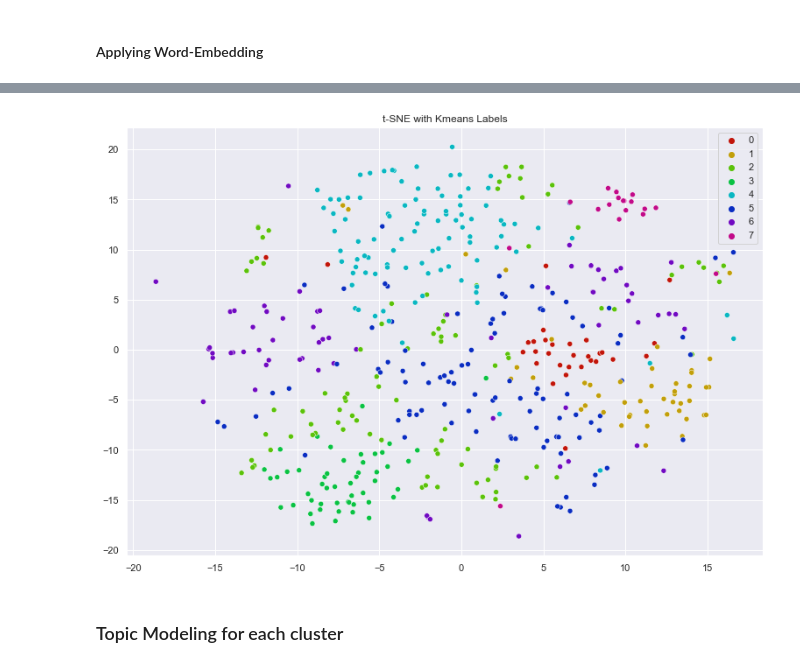
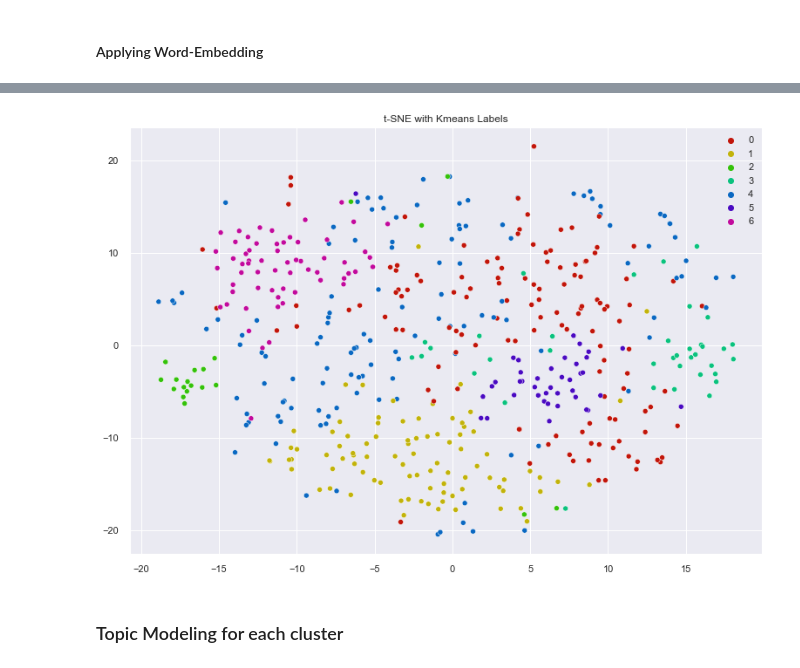
Before and after one commit to bivas16/RAG, a Jupyter notebook: clustering_app.ipynb, the cells around one changed output, grey strips where cells are left out. Cells and saved outputs as stored; diff of their text form; code cells hidden in the pictures.

Commit message:
refactor clustering and topic-modeling layer

```diff
--- a/clustering_app.ipynb
+++ b/clustering_app.ipynb
@@ -106,7 +107,7 @@ def vectorize(text, maxx_features):
 
     vectorizer = TfidfVectorizer(max_features=maxx_features)
     X = vectorizer.fit_transform(text)
-    print(vectorizer.get_feature_names_out())
+    display(vectorizer.get_feature_names_out())
     return X
 # %%
 pro_text = df['processed_text'].values
@@ -138,7 +164,7 @@ from scipy.spatial.distance import cdist
 
 # run kmeans with many different k values
 distortions = []
-K = range(2, 15)
+K = range(2, 10)
 for k in K:
     k_means = KMeans(n_clusters=k, random_state=42).fit(X)
     k_means.fit(X)
@@ -199,5 +219,5 @@ After performing "elbow method" twice and "silhouette-score" , we come to the co
 # %%
-k = 8 # from elbow method
+k = 7 #10 # from elbow method
 kmeans = KMeans(n_clusters=k, random_state=42)
 y_pred = kmeans.fit_predict(X)
 df['cluster_no'] = y_pred
@@ -203,0 +229,34 @@ df['cluster_no'] = y_pred
+# %%
+from sklearn.cluster import KMeans
+from sklearn.metrics import silhouette_score
+import numpy as np
+import matplotlib.pyplot as plt
+
+# Define a range of cluster numbers to try
+cluster_range = range(2, 11)
+
+# Initialize an empty list to store silhouette scores
+silhouette_scores = []
+
+# Load your data into X here
+
+# Iterate over different numbers of clusters
+for n_clusters in cluster_range:
+    # Initialize KMeans model with current number of clusters
+    kmeans_model = KMeans(n_clusters=n_clusters, random_state=42)
+    # Fit KMeans model to your data
+    kmeans_model.fit(X)
+    # Predict cluster labels for your data
+    cluster_labels = kmeans_model.predict(X)
+    # Calculate silhouette score
+    silhouette_avg = silhouette_score(X, cluster_labels)
+    # Append silhouette score to list
+    silhouette_scores.append(silhouette_avg)
+
+# Plot the silhouette scores
+# plt.plot(cluster_range, silhouette_scores, marker='o')
+# plt.xlabel('Number of Clusters')
+# plt.ylabel('Silhouette Score')
+# plt.title('Silhouette Score for Different Numbers of Clusters')
+# plt.xticks(cluster_range)
+# plt.show()
@@ -229,19 +320,19 @@ plt.show()
 # %%
 %matplotlib inline
 
 # sns settings
 sns.set(rc={'figure.figsize':(13,9)})
 
 # colors
-palette = sns.hls_palette(8, l=0.4, s=0.9)
+palette = sns.hls_palette(7, l=0.4, s=0.9)
 
 # plot
 sns.scatterplot(X_embedded[:,0], X_embedded[:,1], hue=y_pred, legend='full', palette=palette)
 plt.title('t-SNE with Kmeans Labels')
 plt.savefig("improved_cluster_tsne.png")
 plt.show()
 # %% [output]
-[figure, old version]
+[figure, new version]
 # %% [markdown]
 ### Topic Modeling for each cluster
 # %%
```
Also changed, not shown: parts of 95 cells of this notebook.
